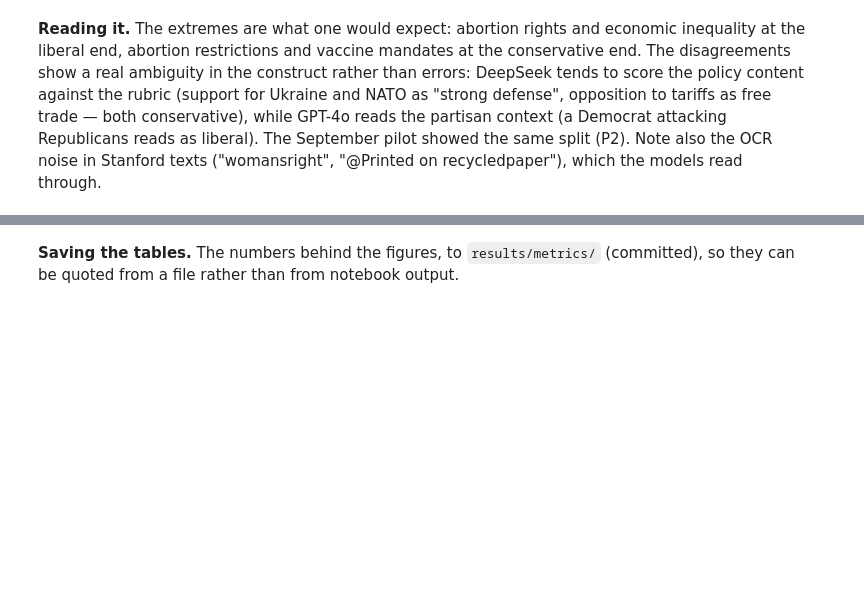
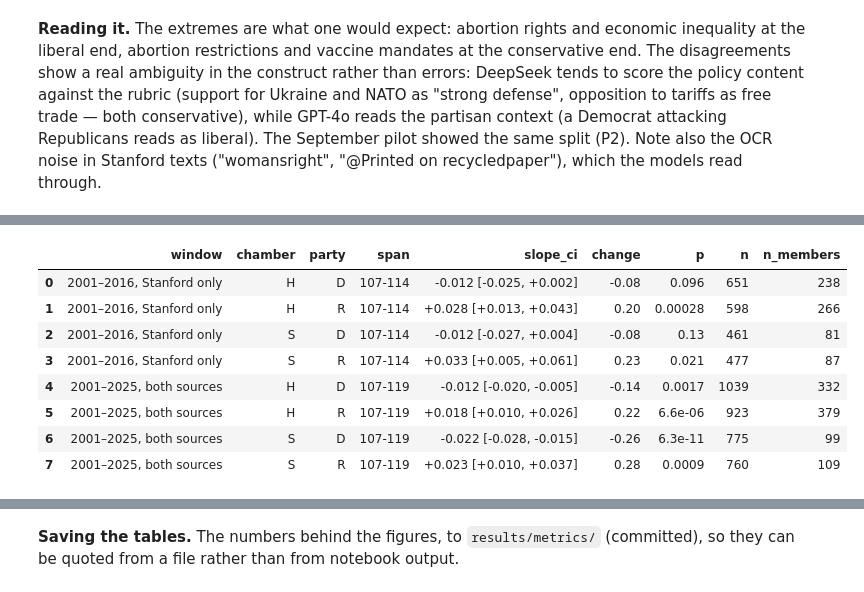
Before and after one commit to nason31/work_thesis_2026, a Jupyter notebook: code/notebooks/04_score_analysis.ipynb, the cells around one changed output, grey strips where cells are left out. Saved outputs shown, nothing was run; the diff lists cells and outputs as text; code cells hidden in the pictures; blank space fills up the shorter version.

```diff
--- a/code/notebooks/04_score_analysis.ipynb
+++ b/code/notebooks/04_score_analysis.ipynb
@@ -495,0 +629,20 @@ Most liberal speeches
+# %%
+trends_policy = pd.concat([
+    trend(policy, congress_range=(107, 114)).assign(window="2001–2016, Stanford only"),
+    trend(policy).assign(window="2001–2025, both sources"),
+])
+trends_policy.assign(
+    slope_ci=with_ci(trends_policy, "slope", digits=3),
+    change=trends_policy["change_over_span"].round(2),
+    p=trends_policy["p"].map(lambda p: f"{p:.2g}"),
+)[["window", "chamber", "party", "span", "slope_ci", "change", "p", "n", "n_members"]].reset_index(drop=True)
+# %% [output]
+|  | window | chamber | party | span | slope_ci | change | p | n | n_members |
+| 0 | 2001–2016, Stanford only | H | D | 107-114 | -0.012 [-0.025, +0.002] | -0.08 | 0.096 | 651 | 238 |
+| 1 | 2001–2016, Stanford only | H | R | 107-114 | +0.028 [+0.013, +0.043] | 0.20 | 0.00028 | 598 | 266 |
+| 2 | 2001–2016, Stanford only | S | D | 107-114 | -0.012 [-0.027, +0.004] | -0.08 | 0.13 | 461 | 81 |
+| 3 | 2001–2016, Stanford only | S | R | 107-114 | +0.033 [+0.005, +0.061] | 0.23 | 0.021 | 477 | 87 |
+| 4 | 2001–2025, both sources | H | D | 107-119 | -0.012 [-0.020, -0.005] | -0.14 | 0.0017 | 1039 | 332 |
+| 5 | 2001–2025, both sources | H | R | 107-119 | +0.018 [+0.010, +0.026] | 0.22 | 6.6e-06 | 923 | 379 |
+| 6 | 2001–2025, both sources | S | D | 107-119 | -0.022 [-0.028, -0.015] | -0.26 | 6.3e-11 | 775 | 99 |
+| 7 | 2001–2025, both sources | S | R | 107-119 | +0.023 [+0.010, +0.037] | 0.28 | 0.0009 | 760 | 109 |
```
Also changed, not shown: parts of 17 cells of this notebook, 7 other files.
